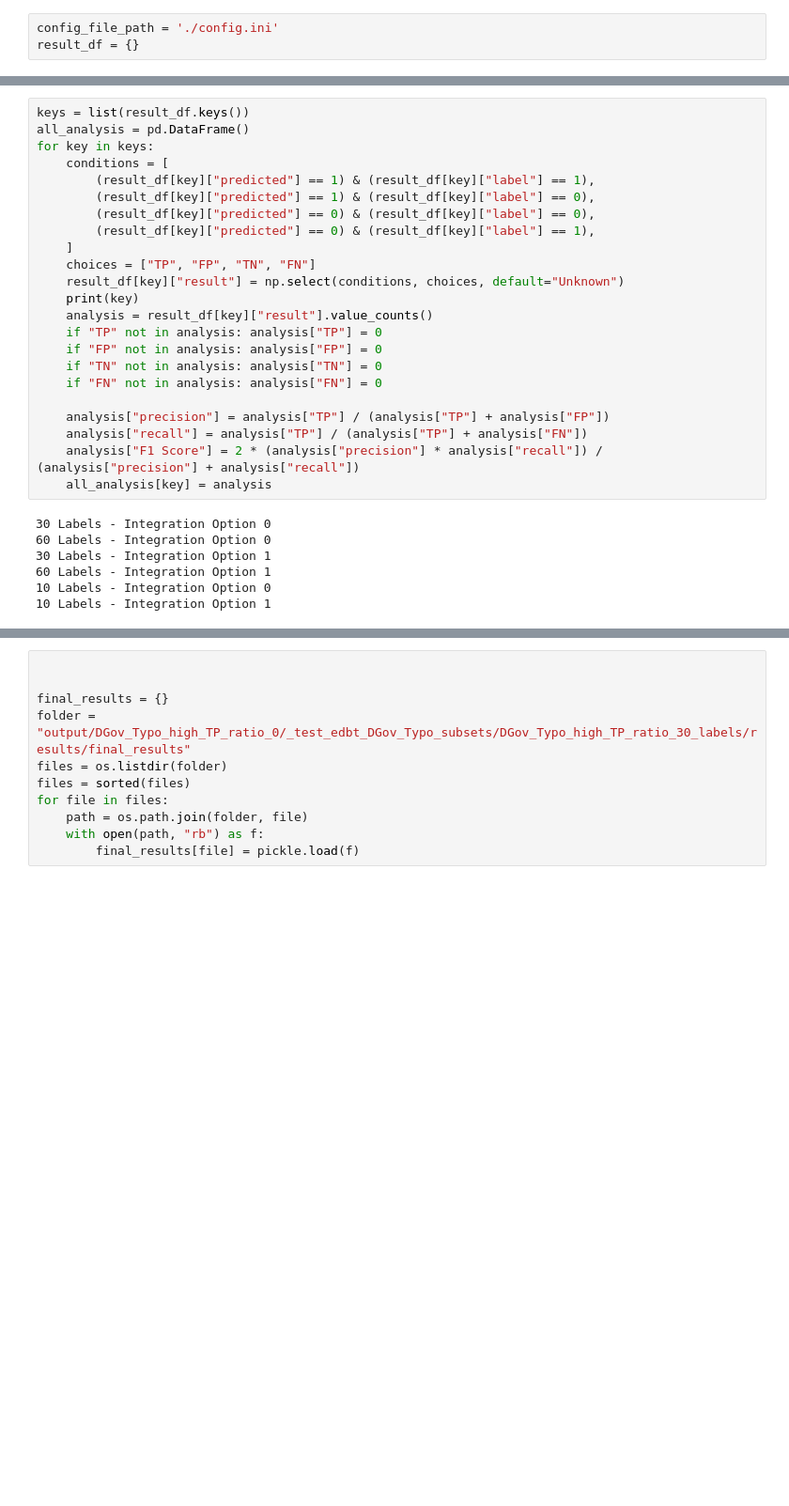
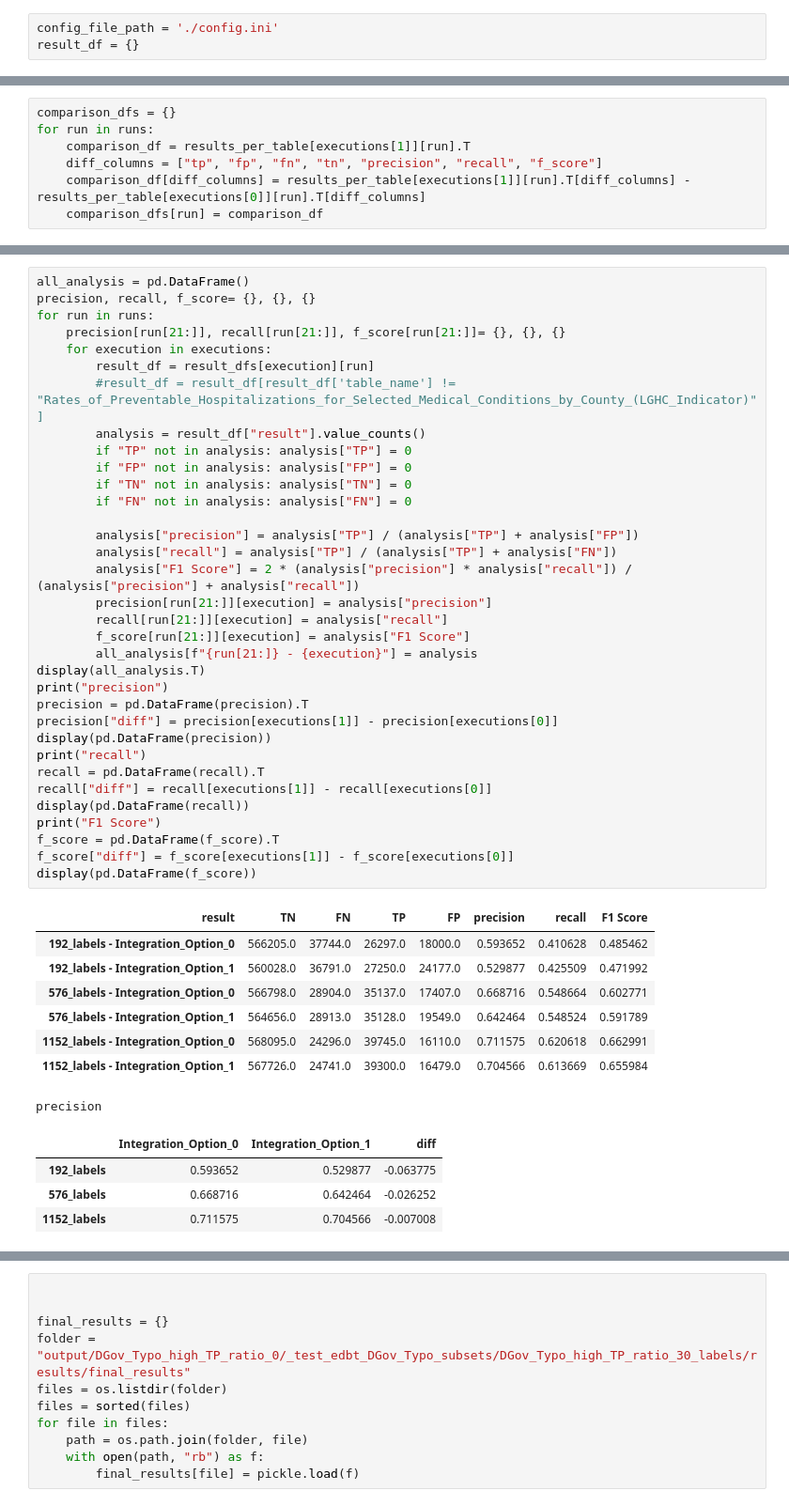
Before and after one commit to Lolaify/AutoMatelda, a Jupyter notebook: testing.ipynb, the cells around one changed output, grey strips where cells are left out. Shown at 94% size. Drawn from its saved outputs; the diff is of its cells as text; blank space fills up the shorter version.

```diff
--- a/testing.ipynb
+++ b/testing.ipynb
@@ -46,0 +20,7 @@ I need at least 2 labeled cells per table group to work at all and at least 2 *
+# %%
+comparison_dfs = {}
+for run in runs:
+    comparison_df = results_per_table[executions[1]][run].T
+    diff_columns = ["tp", "fp", "fn", "tn", "precision", "recall", "f_score"]
+    comparison_df[diff_columns] = results_per_table[executions[1]][run].T[diff_columns] - results_per_table[executions[0]][run].T[diff_columns]
+    comparison_dfs[run] = comparison_df
@@ -47,30 +98,47 @@ I need at least 2 labeled cells per table group to work at all and at least 2 *
 # %%
-keys = list(result_df.keys())
 all_analysis = pd.DataFrame()
-for key in keys:
-    conditions = [
-        (result_df[key]["predicted"] == 1) & (result_df[key]["label"] == 1),
-        (result_df[key]["predicted"] == 1) & (result_df[key]["label"] == 0),
-        (result_df[key]["predicted"] == 0) & (result_df[key]["label"] == 0),
-        (result_df[key]["predicted"] == 0) & (result_df[key]["label"] == 1),
-    ]
-    choices = ["TP", "FP", "TN", "FN"]
-    result_df[key]["result"] = np.select(conditions, choices, default="Unknown")
-    print(key)
-    analysis = result_df[key]["result"].value_counts()
-    if "TP" not in analysis: analysis["TP"] = 0
-    if "FP" not in analysis: analysis["FP"] = 0
-    if "TN" not in analysis: analysis["TN"] = 0
-    if "FN" not in analysis: analysis["FN"] = 0
+precision, recall, f_score= {}, {}, {}
+for run in runs:
+    precision[run[21:]], recall[run[21:]], f_score[run[21:]]= {}, {}, {}
+    for execution in executions:
+        result_df = result_dfs[execution][run]
+        #result_df = result_df[result_df['table_name'] != "Rates_of_Preventable_Hospitalizations_for_Selected_Medical_Conditions_by_County_(LGHC_Indicator)"]
+        analysis = result_df["result"].value_counts()
+        if "TP" not in analysis: analysis["TP"] = 0
+        if "FP" not in analysis: analysis["FP"] = 0
+        if "TN" not in analysis: analysis["TN"] = 0
+        if "FN" not in analysis: analysis["FN"] = 0
 
-    analysis["precision"] = analysis["TP"] / (analysis["TP"] + analysis["FP"])
-    analysis["recall"] = analysis["TP"] / (analysis["TP"] + analysis["FN"])
-    analysis["F1 Score"] = 2 * (analysis["precision"] * analysis["recall"]) / (analysis["precision"] + analysis["recall"])
-    all_analysis[key] = analysis
+        analysis["precision"] = analysis["TP"] / (analysis["TP"] + analysis["FP"])
+        analysis["recall"] = analysis["TP"] / (analysis["TP"] + analysis["FN"])
+        analysis["F1 Score"] = 2 * (analysis["precision"] * analysis["recall"]) / (analysis["precision"] + analysis["recall"])
+        precision[run[21:]][execution] = analysis["precision"]
+        recall[run[21:]][execution] = analysis["recall"]
+        f_score[run[21:]][execution] = analysis["F1 Score"]
+        all_analysis[f"{run[21:]} - {execution}"] = analysis
+display(all_analysis.T)
+print("precision")
+precision = pd.DataFrame(precision).T
+precision["diff"] = precision[executions[1]] - precision[executions[0]]
+display(pd.DataFrame(precision))
+print("recall")
+recall = pd.DataFrame(recall).T
+recall["diff"] = recall[executions[1]] - recall[executions[0]]
+display(pd.DataFrame(recall))
+print("F1 Score")
+f_score = pd.DataFrame(f_score).T
+f_score["diff"] = f_score[executions[1]] - f_score[executions[0]]
+display(pd.DataFrame(f_score))
 # %% [output]
+| result | TN | FN | TP | FP | precision | recall | F1 Score |
+| 192_labels - Integration_Option_0 | 566205.0 | 37744.0 | 26297.0 | 18000.0 | 0.593652 | 0.410628 | 0.485462 |
+| 192_labels - Integration_Option_1 | 560028.0 | 36791.0 | 27250.0 | 24177.0 | 0.529877 | 0.425509 | 0.471992 |
+| 576_labels - Integration_Option_0 | 566798.0 | 28904.0 | 35137.0 | 17407.0 | 0.668716 | 0.548664 | 0.602771 |
+| 576_labels - Integration_Option_1 | 564656.0 | 28913.0 | 35128.0 | 19549.0 | 0.642464 | 0.548524 | 0.591789 |
+| 1152_labels - Integration_Option_0 | 568095.0 | 24296.0 | 39745.0 | 16110.0 | 0.711575 | 0.620618 | 0.662991 |
+| 1152_labels - Integration_Option_1 | 567726.0 | 24741.0 | 39300.0 | 16479.0 | 0.704566 | 0.613669 | 0.655984 |
-30 Labels - Integration Option 0
-60 Labels - Integration Option 0
-30 Labels - Integration Option 1
-60 Labels - Integration Option 1
-10 Labels - Integration Option 0
-10 Labels - Integration Option 1
+precision
+|  | Integration_Option_0 | Integration_Option_1 | diff |
+| 192_labels | 0.593652 | 0.529877 | -0.063775 |
+| 576_labels | 0.668716 | 0.642464 | -0.026252 |
+| 1152_labels | 0.711575 | 0.704566 | -0.007008 |
```
Also changed, not shown: parts of 12 cells of this notebook, 1 other file.
